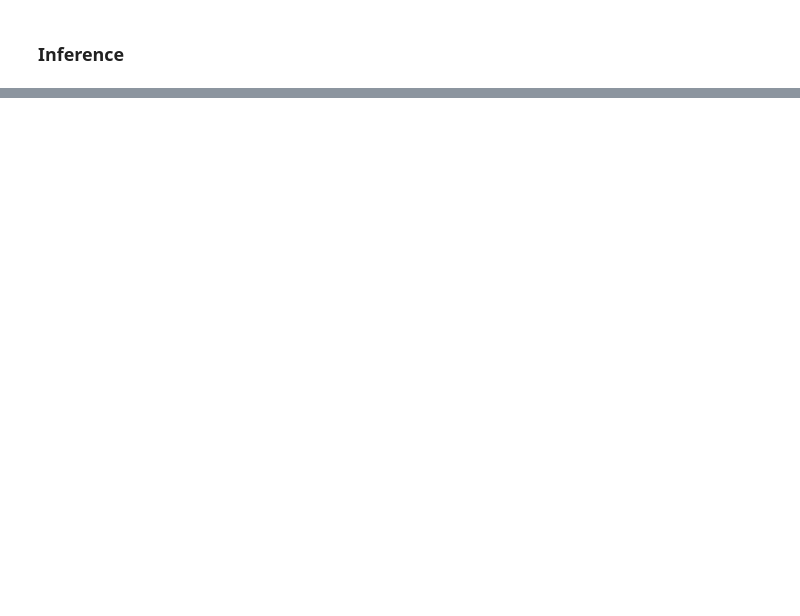
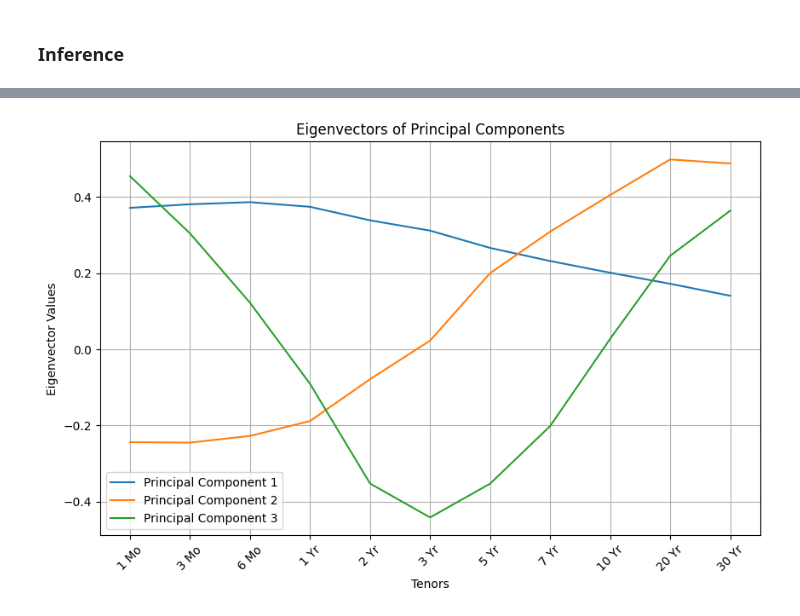
Before and after one commit to michelecarlo/VAE-Yield-Curves, a Jupyter notebook: AE.ipynb, the cells around one changed output, grey strips where cells are left out. Saved outputs shown, nothing was run; the diff lists cells and outputs as text; code cells hidden in the pictures; blank space fills up the shorter version.

```diff
--- a/AE.ipynb
+++ b/AE.ipynb
@@ -212,0 +249,22 @@ plot_curve(x, 50)
+# %%
+# Perform PCA
+pca = PCA(n_components=3)  # Reduce to 2 principal components
+pca.fit(X)  # Fit PCA to the original dataset
+
+# Extract eigenvectors (principal components)
+eigenvectors = pca.components_
+
+# Plot eigenvectors
+plt.figure(figsize=(10, 6))
+for i, eigenvector in enumerate(eigenvectors):
+    plt.plot(eigenvector, label=f'Principal Component {i + 1}')
+
+plt.title("Eigenvectors of Principal Components")
+plt.xlabel("Tenors")
+plt.xticks(ticks=range(len(tenors)), labels=tenors, rotation=45)
+plt.ylabel("Eigenvector Values")
+plt.legend()
+plt.grid(True)
+plt.show()
+# %% [output]
+[figure, added]
```
Also changed, not shown: parts of 9 cells of this notebook.
